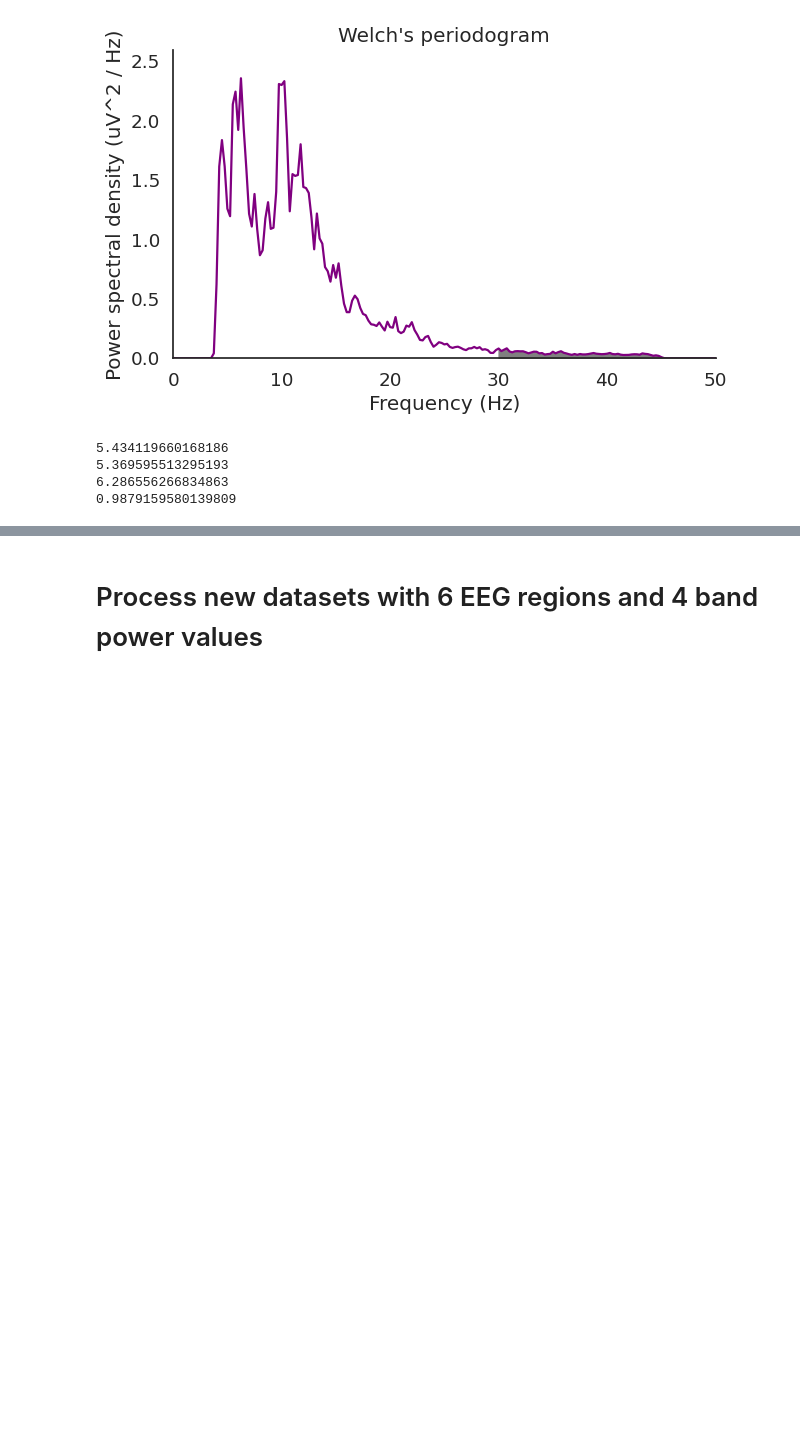
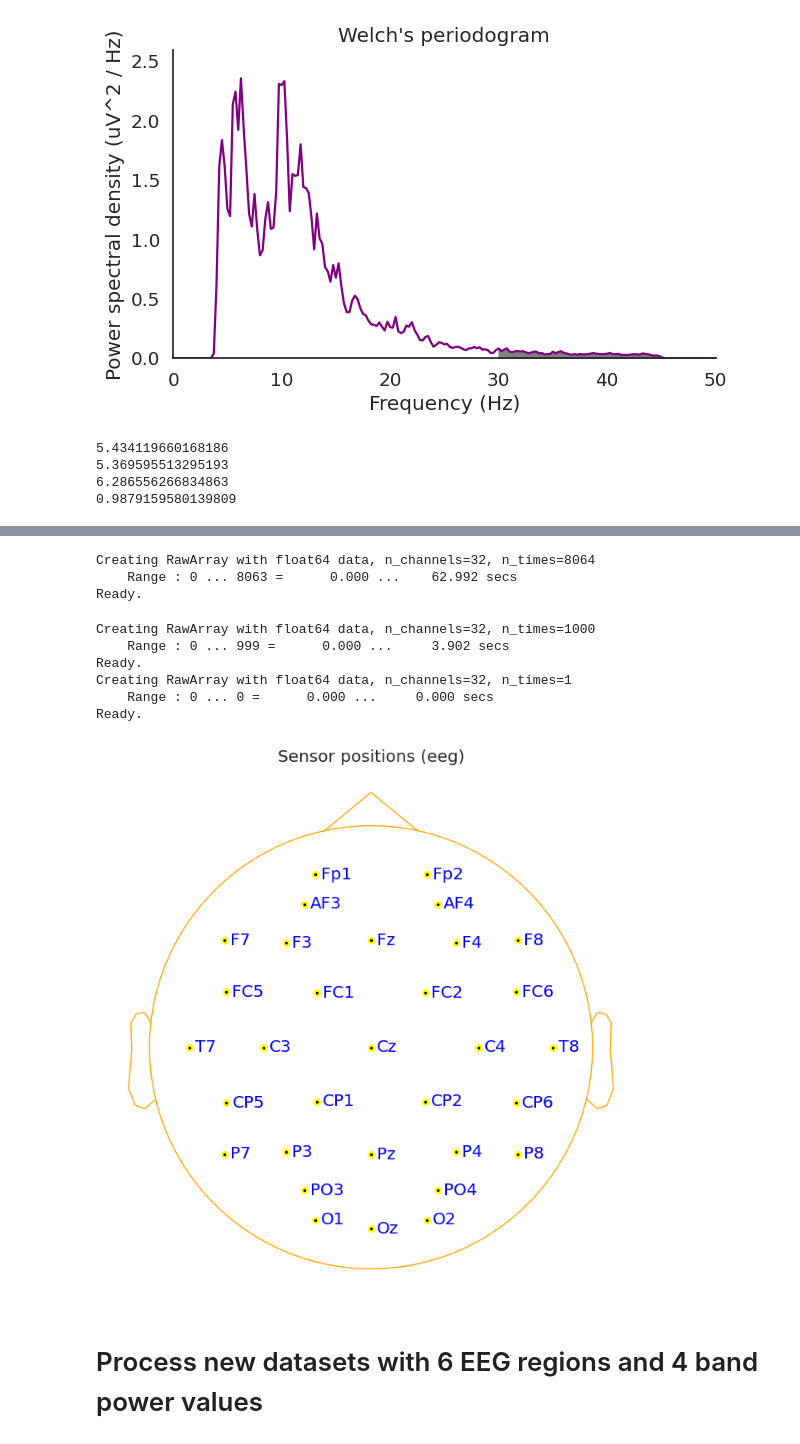
Before and after one commit to Ashwin81456/emotion-classification-using-eeg-signals, a Jupyter notebook: updating graphs.ipynb, the cells around one changed output, grey strips where cells are left out. Saved outputs shown, nothing was run; the diff lists cells and outputs as text; code cells hidden in the pictures; blank space fills up the shorter version.

```diff
--- a/updating graphs.ipynb
+++ b/updating graphs.ipynb
@@ -620,3 +664,44 @@ print(get_band_power(0,31,"gamma"))
+# %%
+raw_data = mne.io.RawArray(eeg_data[31], info)
+# %% [output]
+Creating RawArray with float64 data, n_channels=32, n_times=8064
+    Range : 0 ... 8063 =      0.000 ...    62.992 secs
+Ready.
+# %%
+import mne
+import numpy as np
+import matplotlib.pyplot as plt
+
+# Create and set the montage
+montage = mne.channels.make_standard_montage("biosemi32")
+info = mne.create_info(ch_names=montage.ch_names, sfreq=256., ch_types='eeg')
+raw_data = mne.io.RawArray(np.random.randn(len(montage.ch_names), 1000), info)
+raw_data.set_montage(montage)
+
+# Plot the montage
+fig = montage.plot(show=False)
+
+# Modify the plot (dots color, line color, etc.)
+ax = fig.gca()
+for line in ax.lines:
+    line.set_color('orange')  # Change the color of the lines connecting dots
+
+for text in ax.texts:
+    text.set_color('blue')  # Change the color of the text labels
+
+for pathcollection in ax.collections:
+    pathcollection.set_edgecolor('yellow')  # Change the color of the edges of the dots
+    pathcollection.set_facecolor('black')   # Change the color of the faces of the dots
+
+plt.show()
+# %% [output]
+Creating RawArray with float64 data, n_channels=32, n_times=1000
+    Range : 0 ... 999 =      0.000 ...     3.902 secs
+Ready.
+Creating RawArray with float64 data, n_channels=32, n_times=1
+    Range : 0 ... 0 =      0.000 ...     0.000 secs
+Ready.
+[figure, added]
 # %% [markdown]
 # Process new datasets with 6 EEG regions and 4 band power values
 # %%
```
Also changed, not shown: parts of 3 cells of this notebook.
